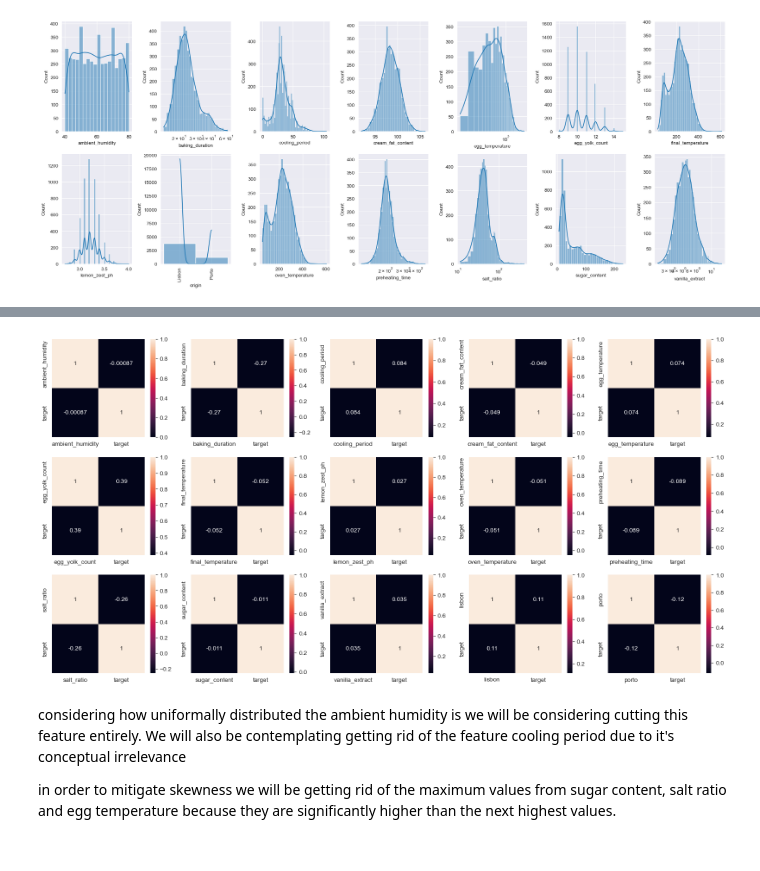
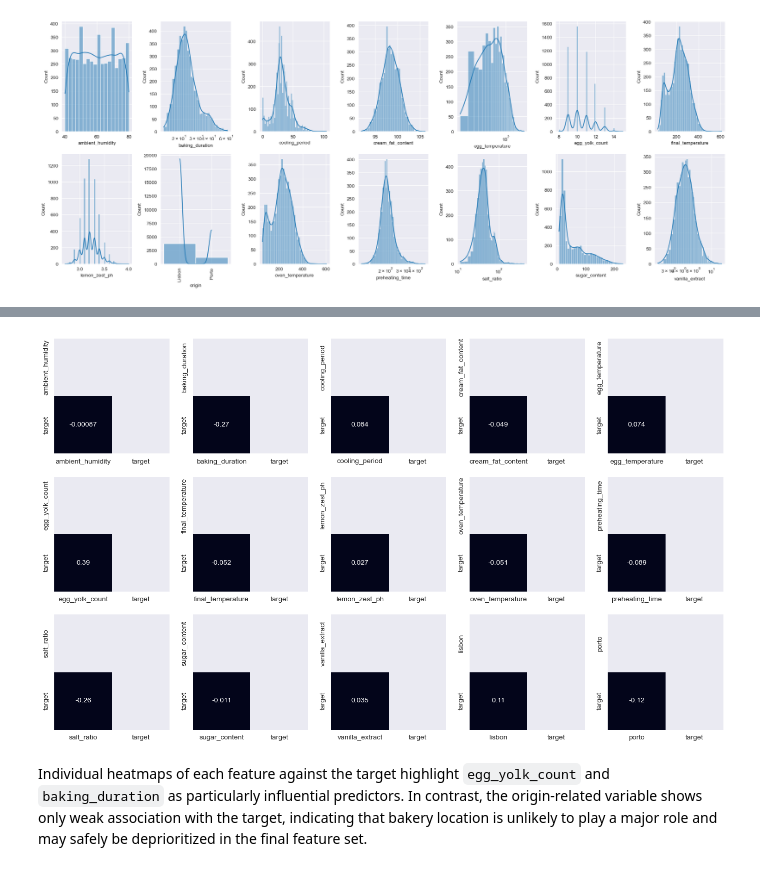
Before and after one commit to durak-dev/MachineLearning-Project, a Jupyter notebook: Data_Exploration.ipynb, the cells around one changed output, grey strips where cells are left out. Cells and saved outputs as stored; diff of their text form; code cells hidden in the pictures.

```diff
--- a/Data_Exploration.ipynb
+++ b/Data_Exploration.ipynb
@@ -68,0 +83,4 @@ pastel_d_nata_lrn = pastel_d_nata_lrn[pastel_d_nata_lrn['quality_class'].isna()=
+# %%
+fig, ax = plt.subplots(figsize=(9, 7))
+msno.heatmap(pastel_d_nata_lrn, ax=ax)
+plt.show()
@@ -227,6 +252,8 @@ explore_wd['target'] = target_bin
 
 exploration_correlation = explore_wd.corr()
 mask = np.triu(exploration_correlation)
-fig, axes = plt.subplots(figsize=(8, 8))
-sns.heatmap(exploration_correlation, mask=mask,annot=True)
+fig, ax = plt.subplots(figsize=(8, 7))
+hm = sns.heatmap(exploration_correlation,ax=ax, mask=mask,annot=True, fmt='.2f')
+#hm.figure.savefig('Nata_Files/imgs/heatmap-full-combo')
+plt.show()
 # %% [output]
@@ -235,12 +264,15 @@ sns.heatmap(exploration_correlation, mask=mask,annot=True)
 # %%
-fig, axes = plt.subplots(3, 5, figsize=(20, 10))
+fig, axes = plt.subplots(3, 5, figsize=(17, 10))
 axes = axes.flatten()
 
 for ax, col in zip(axes, explore_wd.drop('target',axis=1).columns):
-    sns.heatmap(explore_wd[[col, 'target']].corr('spearman'), ax=ax, annot=True)
+    masks = np.triu(np.empty((2,2)))
+    ax.grid(False)
+    sns.heatmap(explore_wd[[col, 'target']].corr('spearman'), ax=ax, annot=True, mask=masks, cbar=False)
+#plt.savefig('Nata_Files/imgs/heatmaps-target')
+plt.show()
 # %% [output]
-[figure, old version]
+[figure, new version]
 # %% [markdown]
-considering how uniformally distributed the ambient humidity is we will be considering cutting this feature entirely. We will also be contemplating getting rid of the feature cooling period due to it's conceptual irrelevance
-
-in order to mitigate skewness we will be getting rid of the maximum values from sugar content, salt ratio and egg temperature because they are significantly higher than the next highest values.
+Individual heatmaps of each feature against the target highlight `egg_yolk_count` and `baking_duration` as particularly influential predictors.
+In contrast, the origin‑related variable shows only weak association with the target, indicating that bakery location is unlikely to play a major role and may safely be deprioritized in the final feature set.
```
Also changed, not shown: parts of 22 cells of this notebook, 4 other files.
